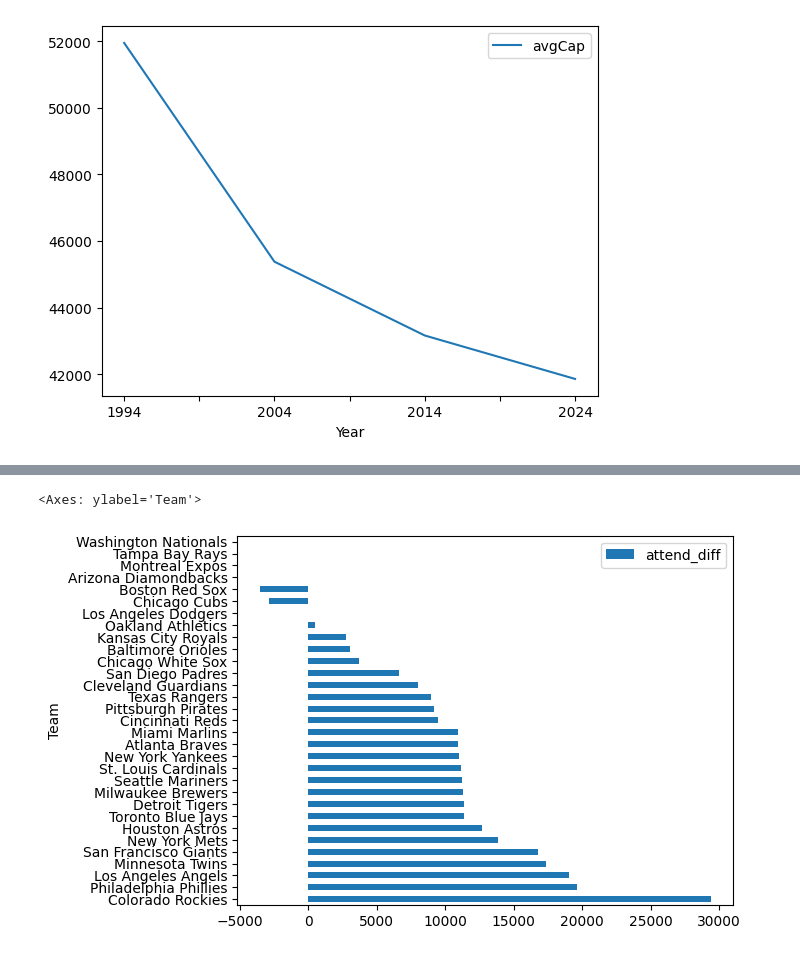
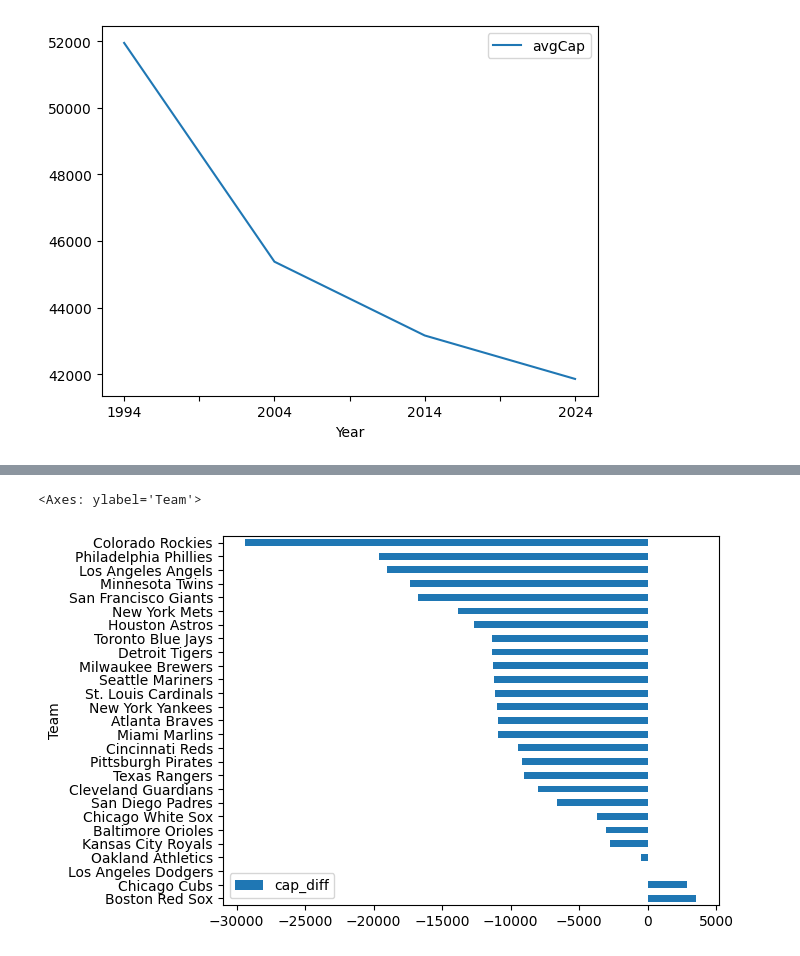
Before and after one commit to milesbolton/milesbolton.github.io, a Jupyter notebook: docs/lede-project-2/ballparks-base-data.ipynb, the cells around one changed output, grey strips where cells are left out. Cells and saved outputs as stored; diff of their text form; code cells hidden in the pictures.

```diff
--- a/docs/lede-project-2/ballparks-base-data.ipynb
+++ b/docs/lede-project-2/ballparks-base-data.ipynb
@@ -59,7 +59,7 @@ overallchange_df.plot.line(x='Year', y='avgCap')
 <Axes: xlabel='Year'>
 [figure]
 # %%
-df['attend_diff'] = df['cap1994'] - df['cap2024']
+df['cap_diff'] = df['cap1994'] - df['cap2024']
 print("\nDifference of score1 and score2 :\n", df)
 # %% [output]
 Difference of score1 and score2 :
@@ -81,0 +82,3 @@ Difference of score1 and score2 :
+# %%
+change_df = df.drop(columns=['cap1994', 'cap2004', 'cap2014', 'cap2024'])
+change_df
@@ -81,0 +103,3 @@ Difference of score1 and score2 :
+# %%
+change_df = change_df.drop([0, 17, 27, 30])
+change_df
@@ -81,0 +124,5 @@ Difference of score1 and score2 :
+# %%
+# change_df(['attend_diff'] * -1)
+# df['Revenue_with_*'] = df['Revenue'] * 1.1
+change_df['cap_diff'] = change_df['cap_diff'] * -1
+change_df
@@ -82,6 +147,6 @@ Difference of score1 and score2 :
 # %%
-df.sort_values('attend_diff', ascending=False).plot.barh(x='Team', y='attend_diff')
+change_df.sort_values('cap_diff', ascending=False).plot.barh(x='Team', y='cap_diff')
 # df.sort_values('attend_diff', ascending=False)[['Team','attend_diff']].plot.barh(stacked=True)
 # %% [output]
 <Axes: ylabel='Team'>
-[figure, old version]
+[figure, new version]
```
Also changed, not shown: parts of 4 cells of this notebook.
